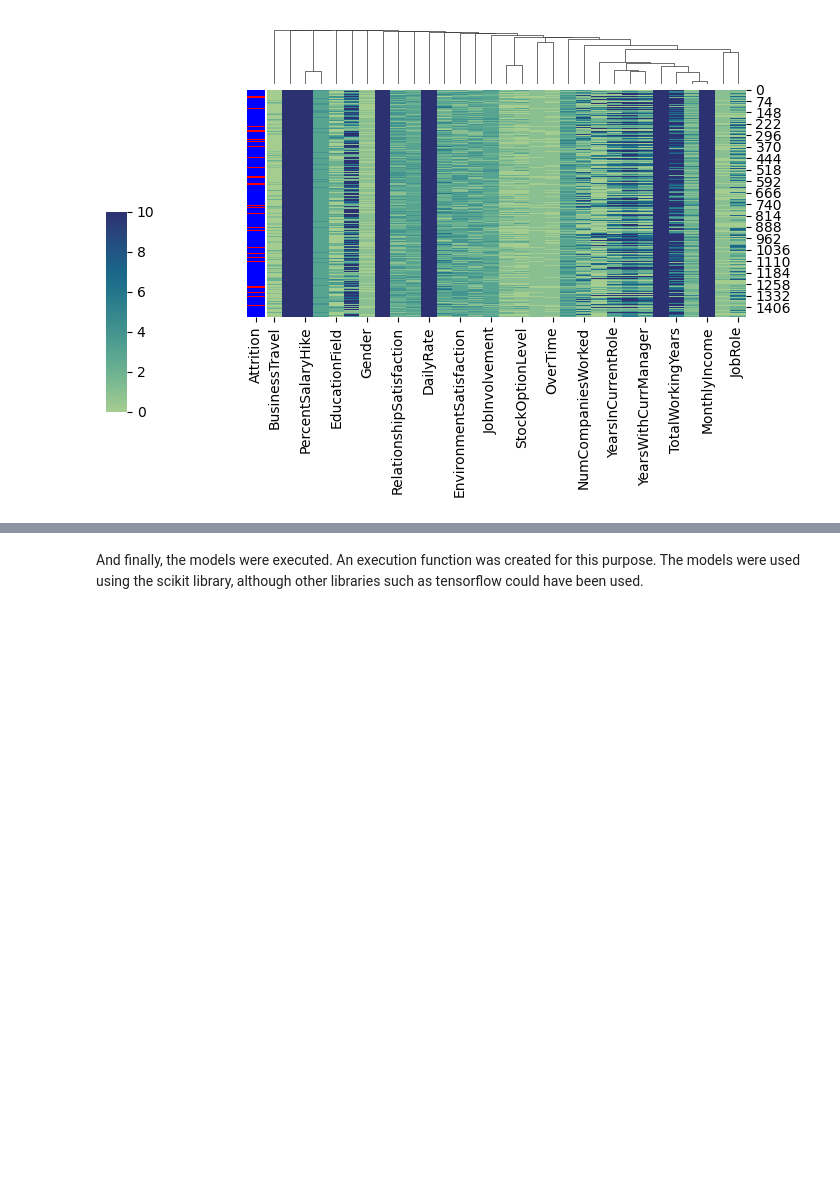
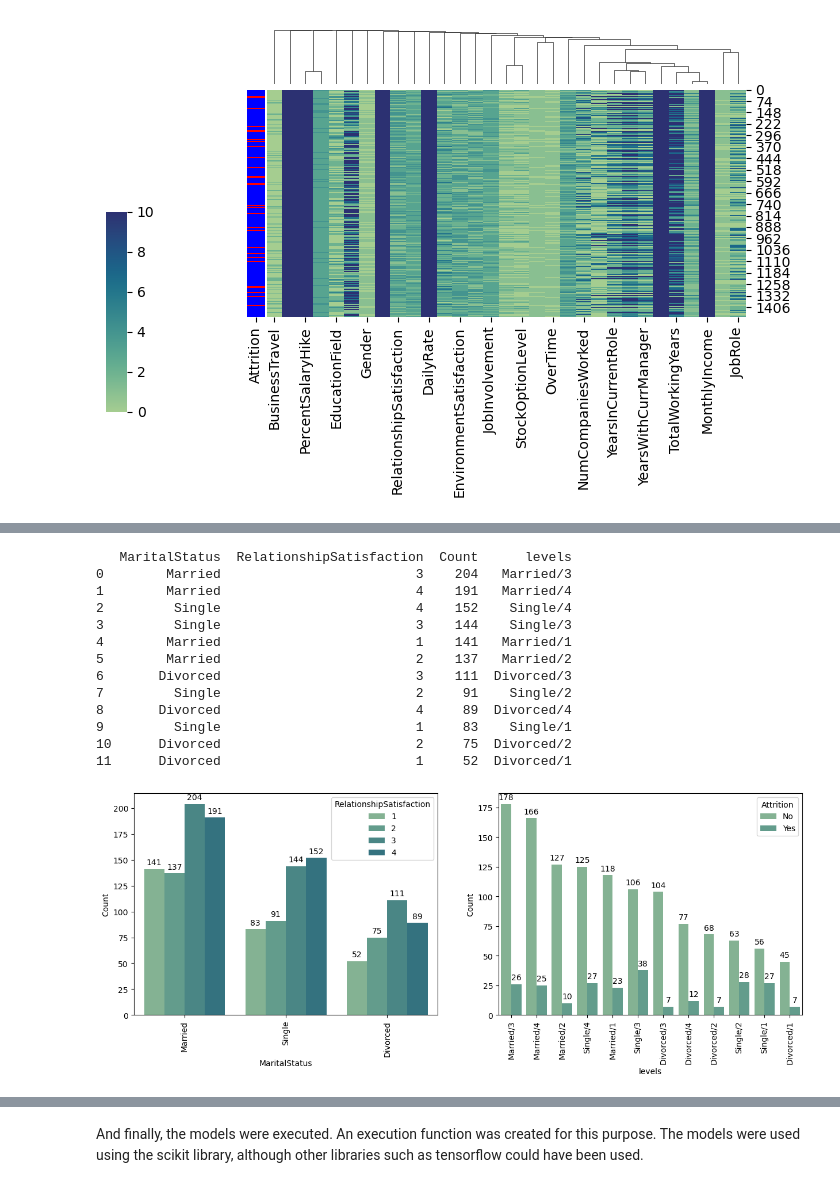
Before and after one commit to mnikolop/case2-IBM-HR, a Jupyter notebook: code/IBM-attrition.ipynb, the cells around one changed output, grey strips where cells are left out. Cells and saved outputs as stored; diff of their text form; code cells hidden in the pictures; blank space fills up the shorter version.

```diff
--- a/code/IBM-attrition.ipynb
+++ b/code/IBM-attrition.ipynb
@@ -272,3 +503,49 @@ for feature in features_to_analyse:
+# %%
+# How do the different relationships status have rated their relationships.
+
+
+relations = data_df.groupby([STATUS_T, TEAMCLICK]).size(
+).sort_values(ascending=False).reset_index(name='Count')
+relations['levels'] = relations[STATUS_T] + \
+    "/" + relations[TEAMCLICK].astype(str)
+relations_Att = data_df.groupby([STATUS_T, TEAMCLICK, 'Attrition']).size(
+).sort_values(ascending=False).reset_index(name='Count')
+relations_Att['levels'] = relations_Att[STATUS_T] + \
+    "/" + relations_Att[TEAMCLICK].astype(str)
+
+print(relations)
+
+fig, ax = plt.subplots(1, 2, figsize=(15, 5))
+
+fig1 = sns.barplot(data=relations, x='MaritalStatus', y="Count", hue='RelationshipSatisfaction',
+                   ax=ax[0])
+fig1.set_xticklabels(fig1.get_xticklabels(), rotation=90,)
+for bars in fig1.containers:
+    fig1.bar_label(bars, padding=3)
+
+fig2 = sns.barplot(data=relations_Att, x='levels', y="Count", hue='Attrition',
+                   ax=ax[1])
+fig2.set_xticklabels(fig2.get_xticklabels(), rotation=90,)
+for bars in fig2.containers:
+    fig2.bar_label(bars, padding=3)
+
+
+plt.show(fig)
+# %% [output]
+   MaritalStatus  RelationshipSatisfaction  Count      levels
+0        Married                         3    204   Married/3
+1        Married                         4    191   Married/4
+2         Single                         4    152    Single/4
+3         Single                         3    144    Single/3
+4        Married                         1    141   Married/1
+5        Married                         2    137   Married/2
+6       Divorced                         3    111  Divorced/3
+7         Single                         2     91    Single/2
+8       Divorced                         4     89  Divorced/4
+9         Single                         1     83    Single/1
+10      Divorced                         2     75  Divorced/2
+11      Divorced                         1     52  Divorced/1
+[figure, added]
 # %%
 comparison_sets = [(SALARY, AGE),
                    (SALARY, YEARSEMPLOYED),
```
Also changed, not shown: parts of 6 cells of this notebook, 1 other file.
